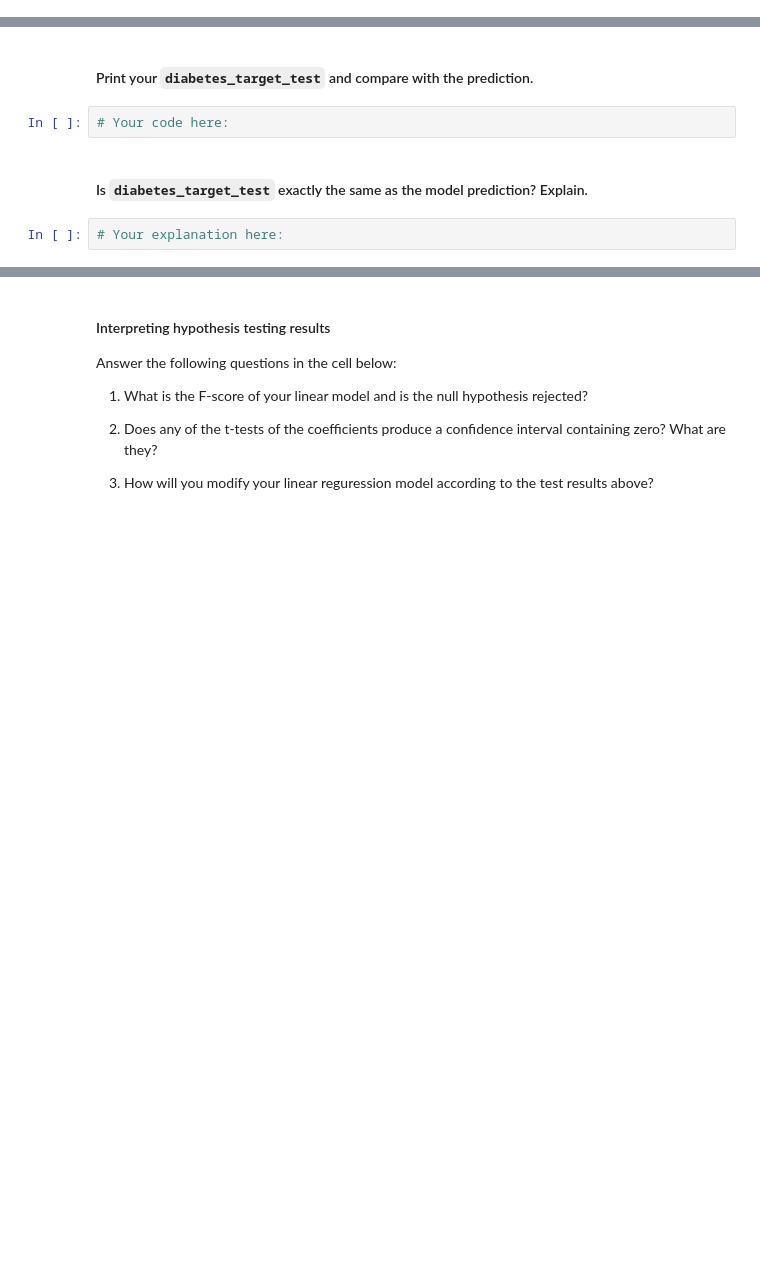
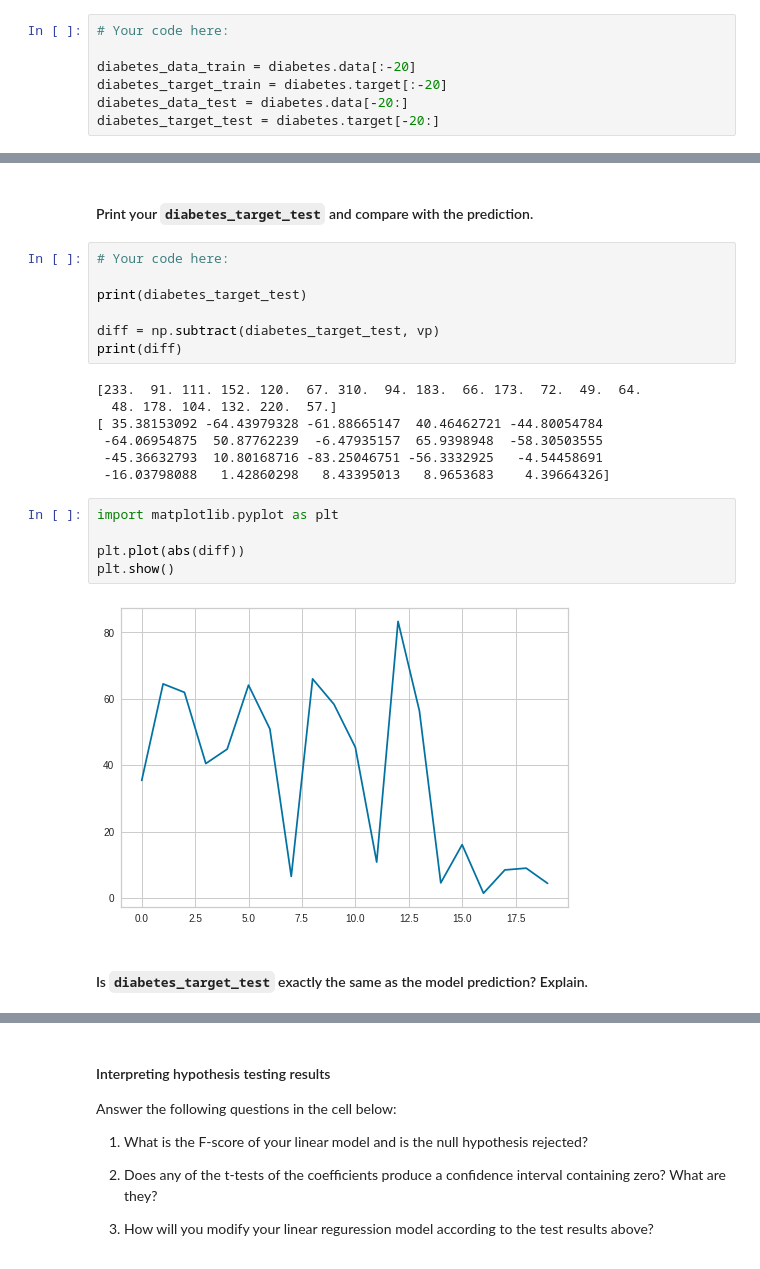
Before and after one commit to alejandroperela/datamad0119, a Jupyter notebook: module-3/lab-supervised-learning-sklearn/your-code/main.ipynb, the cells around one changed output, grey strips where cells are left out. Drawn from its saved outputs; the diff is of its cells as text; blank space fills up the shorter version.

```diff
--- a/module-3/lab-supervised-learning-sklearn/your-code/main.ipynb
+++ b/module-3/lab-supervised-learning-sklearn/your-code/main.ipynb
@@ -137,2 +142,9 @@ Define `diabetes_data_train`, `diabetes_target_train`, `diabetes_data_test`, and
+# %%
+# Your code here:
+
+diabetes_data_train = diabetes.data[:-20]
+diabetes_target_train = diabetes.target[:-20]
+diabetes_data_test = diabetes.data[-20:]
+diabetes_target_test = diabetes.target[-20:]
 # %% [markdown]
 Fit the training data and target to `diabetes_model`. Print the *intercept* and *coefficients* of the model.
@@ -155,7 +184,24 @@ This is the linear regression model fitted to your training dataset.
 #### Print your `diabetes_target_test` and compare with the prediction.
 # %%
 # Your code here:
+
+print(diabetes_target_test)
+
+diff = np.subtract(diabetes_target_test, vp)
+print(diff)
+# %% [output]
+[233.  91. 111. 152. 120.  67. 310.  94. 183.  66. 173.  72.  49.  64.
+  48. 178. 104. 132. 220.  57.]
+[ 35.38153092 -64.43979328 -61.88665147  40.46462721 -44.80054784
+ -64.06954875  50.87762239  -6.47935157  65.9398948  -58.30503555
+ -45.36632793  10.80168716 -83.25046751 -56.3332925   -4.54458691
+ -16.03798088   1.42860298   8.43395013   8.9653683    4.39664326]
+# %%
+import matplotlib.pyplot as plt
+
+plt.plot(abs(diff))
+plt.show()
+# %% [output]
+[figure, added]
 # %% [markdown]
 #### Is `diabetes_target_test` exactly the same as the model prediction? Explain.
-# %%
-# Your explanation here:
```
Also changed, not shown: parts of 46 cells of this notebook.
